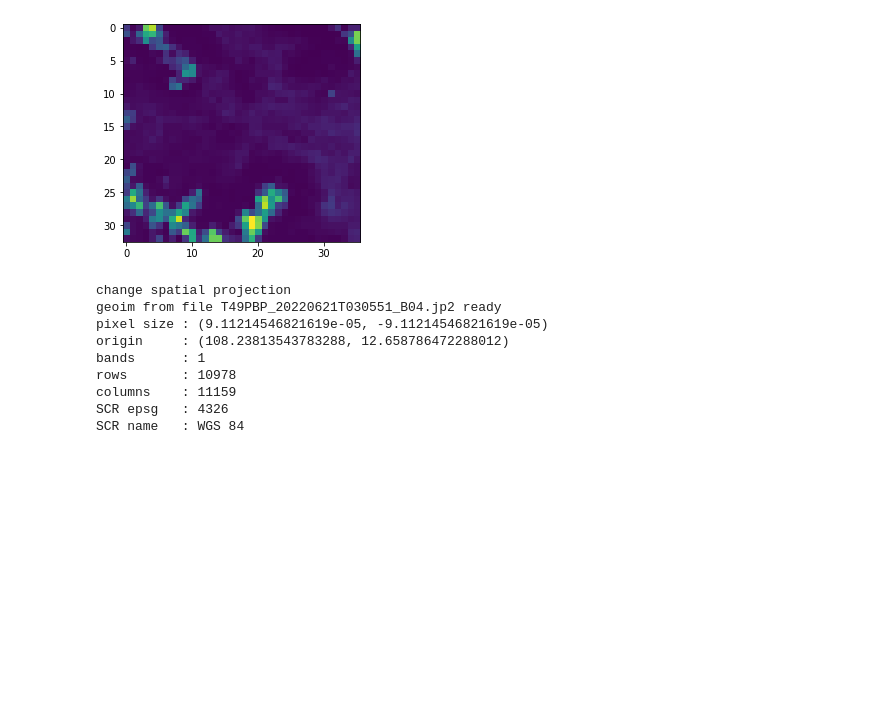
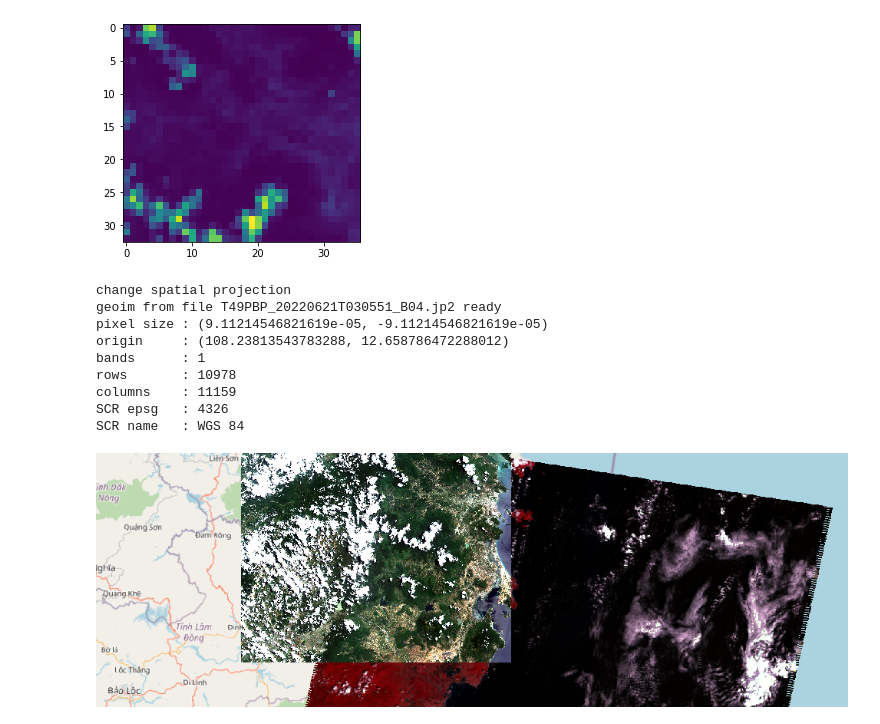
Before and after one commit to pyzak117/tutorial-telenvi, a Jupyter notebook: openGeoRaster.ipynb, the cells around one changed output. Drawn from its saved outputs; the diff is of its cells as text; code cells hidden in the pictures; blank space fills up the shorter version.

Commit message:
clip openGeoRaster

```diff
--- a/openGeoRaster.ipynb
+++ b/openGeoRaster.ipynb
@@ -92,3 +91,18 @@ rows       : 10978
 columns    : 11159
 SCR epsg   : 4326
 SCR name   : WGS 84
+# %%
+"""
+4 - Tout-en-un : clip
+L'argument 'clip' permet de récupérer les données de l'image source, et de les formater selon une image modèle.
+Par formater, on entend découper sur la zone de chevauchement, adapter la résolution à celle de l'image modèle,
+reprojeter dans le même système de projection et décaler l'origine du raster.
+
+Dans l'exemple ci-dessous, on va travailler à partir d'une image landsat 4 de 2011 et une image sentinel 2 de 2022 acquise au dessus de la côte Est Vietnamienne, proche de la ville de Cam-Ranh.
+Les deux images se chevauchent en partie. Les pixels sentinel font 10m, et les landsat 30m.
+"""
+
+from PIL import Image
+Image.open("/hello/CAM-RANH_2011_10_30_LS8/chevauchement.png")
+# %% [output]
+[figure, added]
```
Also changed, not shown: parts of 5 cells of this notebook.
